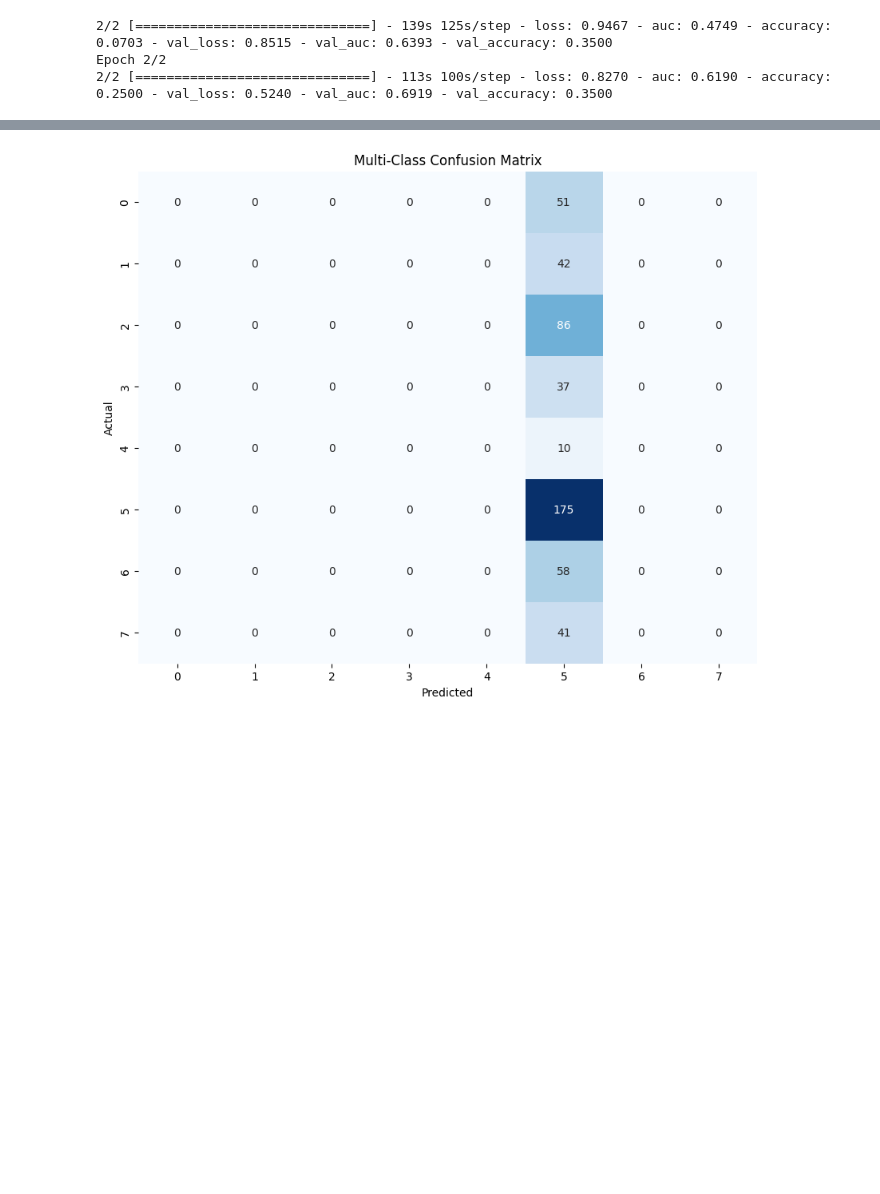
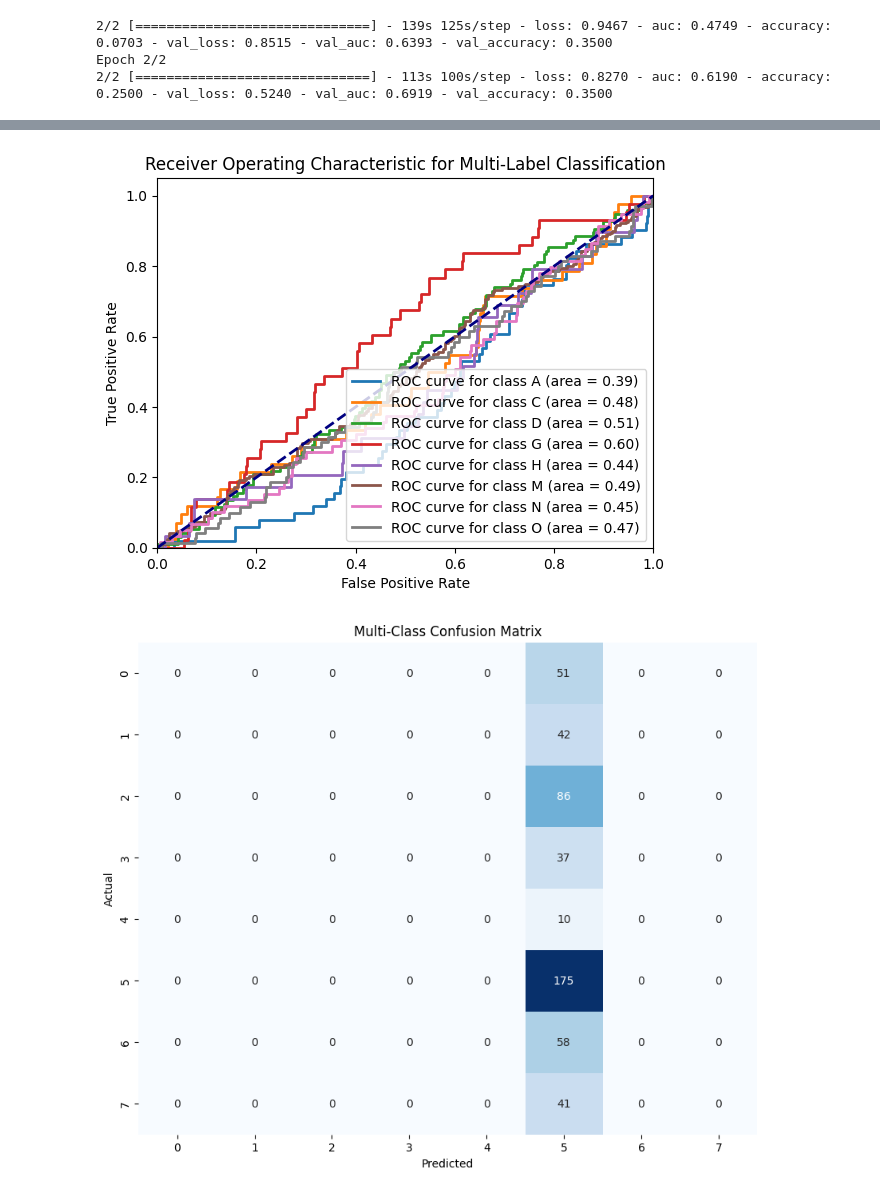
Before and after one commit to florencecornelissen/ODIR_challenge, a Jupyter notebook: VGG19.ipynb, the cells around one changed output, grey strips where cells are left out. Cells and saved outputs as stored; diff of their text form; code cells hidden in the pictures; blank space fills up the shorter version.

```diff
--- a/VGG19.ipynb
+++ b/VGG19.ipynb
@@ -324,3 +326,47 @@ ValueError: multilabel-indicator is not supported
+# %%
+import numpy as np
+import pandas as pd
+from sklearn.metrics import roc_curve, auc
+import matplotlib.pyplot as plt
+
+# Load ground truth and predictions
+y_true = np.load('./Datasets/y_val.npy')
+outcome = pd.read_csv('submissionVGG19.csv')
+class_names = ['A', 'C', 'D', 'G', 'H', 'M', 'N', 'O']
+
+# Initialize lists to store ROC and AUC for each class
+roc_curves = {}
+auc_scores = {}
+
+# Iterate through each class
+for class_name in class_names:
+    y_pred = outcome[class_name].to_numpy()
+
+    # Calculate ROC curve
+    fpr, tpr, _ = roc_curve(y_true[:, class_names.index(class_name)], y_pred)
+    roc_curves[class_name] = (fpr, tpr)
+
+    # Calculate AUC
+    auc_scores[class_name] = auc(fpr, tpr)
+
+# Plot ROC curves for each class
+plt.figure()
+lw = 2
+for class_name in class_names:
+    fpr, tpr = roc_curves[class_name]
+    auc_keras = auc_scores[class_name]
+    plt.plot(fpr, tpr, lw=lw, label=f'ROC curve for class {class_name} (area = {auc_keras:.2f})')
+
+plt.plot([0, 1], [0, 1], color='navy', lw=lw, linestyle='--')
+plt.xlim([0.0, 1.0])
+plt.ylim([0.0, 1.05])
+plt.xlabel('False Positive Rate')
+plt.ylabel('True Positive Rate')
+plt.title('Receiver Operating Characteristic for Multi-Label Classification')
+plt.legend(loc="lower right")
+plt.show()
+# %% [output]
+[figure, added]
 # %%
 import numpy as np
 import matplotlib.pyplot as plt
```
Also changed, not shown: parts of 3 cells of this notebook, 5 other files.
